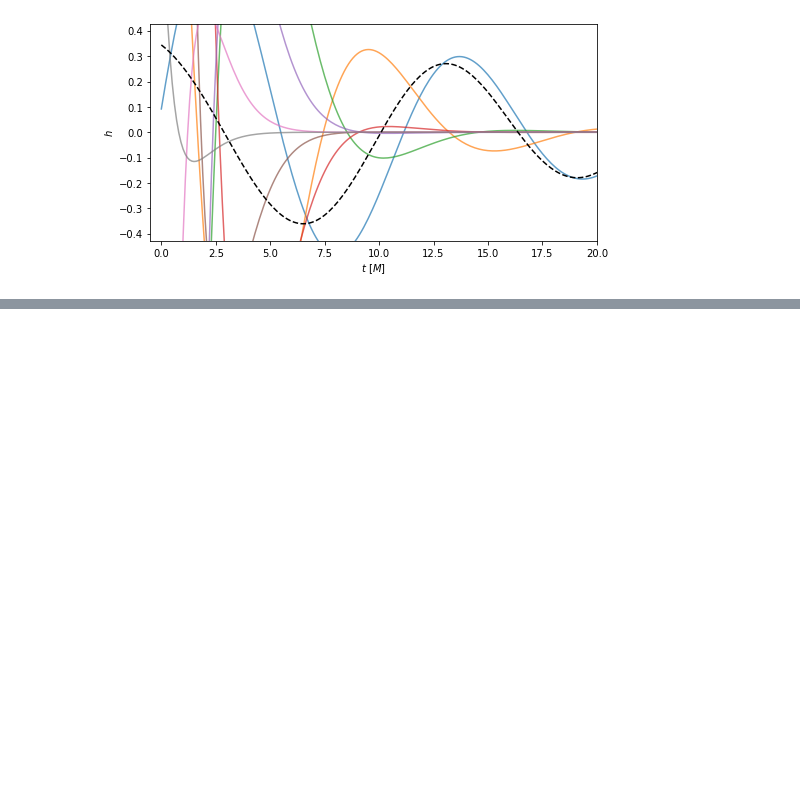
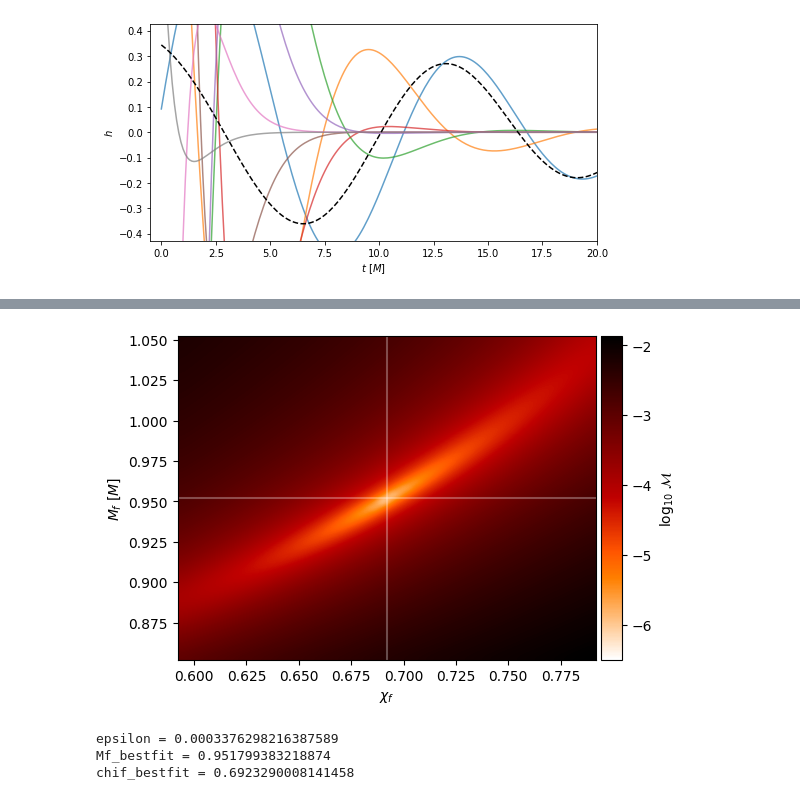
Before and after one commit to eliotfinch/qnmfits, a Jupyter notebook: examples/package_tutorial.ipynb, the cells around one changed output, grey strips where cells are left out. Saved outputs shown, nothing was run; the diff lists cells and outputs as text; code cells hidden in the pictures; blank space fills up the shorter version.

```diff
--- a/examples/package_tutorial.ipynb
+++ b/examples/package_tutorial.ipynb
@@ -162,31 +163,48 @@ We can easily perform fits over a grid of remnant mass and spin values with the
 # %%
-# Perform a fir from the time of peak strain with seven overtones:
-hlm_modes = [(2,2)]
-modes = [(2,2,n) for n in range(7+1)]
+# Perform a fit from the time of peak strain with seven overtones:
+modes = [(2,2,n,1) for n in range(7+1)]
 
-t0 = 0
-T = 100
+Mf_minmax = [sim.Mf-0.1, sim.Mf+0.1]
+chif_minmax = [sim.chif_mag-0.1, sim.chif_mag+0.1]
 
 # We provide tuples for the mass and spin to define the grid boundaries
-mm_grid = sim.mismatch_M_chi_grid(
-    [sim.Mf-0.1, sim.Mf+0.1],
-    [sim.chif_mag-0.1, sim.chif_mag+0.1],
-    res=50,
-    t0=t0,
-    T=T,
-    modes=modes,
-    hlm_modes=hlm_modes)
+mm_grid = qnmfits.mismatch_M_chi_grid(
+    sim.times,
+    sim.h[2,2],
+    modes,
+    Mf_minmax=Mf_minmax,
+    chif_minmax=chif_minmax,
+    t0=0
+)
 
-# There is a function to plot the result from the last mismatch_M_chi_grid call
-sim.plot_mismatch_M_chi_grid(fig_kw={'dpi':100})
+# There is a function to plot the result as a heatmap:
+qnmfits.plot_mismatch_M_chi_grid(
+    mm_grid,
+    Mf_minmax,
+    chif_minmax,
+    truth=[sim.Mf,sim.chif_mag],
+    fig_kw={'dpi':100}
+)
+# %% [output]
+[figure, added]
 # %%
-# Finally, we can calculate "epsilon" (that is, the "distance" between the true
-# remnant mass and spin, and the mass and spin which minimize the mismatch)
-# either using a pre-computed grid or by using a minimization method available
-# in scipy.optimize.minimize
-epsilon, delta_M, delta_chi = sim.calculate_epsilon(
-    t0=t0, T=T, modes=modes, hlm_modes=hlm_modes, method='Nelder-Mead')
+# Finally, we can calculate "epsilon" (that is, the "distance" between the
+# true remnant mass and spin, and the mass and spin which minimize the
+# mismatch) by using a minimization method available in
+# scipy.optimize.minimize
+epsilon, Mf_bestfit, chif_bestfit = qnmfits.calculate_epsilon(
+    sim.times,
+    sim.h[2,2],
+    modes,
+    Mf=sim.Mf,
+    chif=sim.chif_mag,
+    t0=0
+)
 
 print(f'\n\nepsilon = {epsilon}')
-print(f'delta_M = {delta_M}')
-print(f'delta_chi = {delta_chi}\n')
+print(f'Mf_bestfit = {Mf_bestfit}')
+print(f'chif_bestfit = {chif_bestfit}\n')
+# %% [output]
+epsilon = 0.0003376298216387589
+Mf_bestfit = 0.951799383218874
+chif_bestfit = 0.6923290008141458
```
Also changed, not shown: parts of 11 cells of this notebook, 2 other files.
